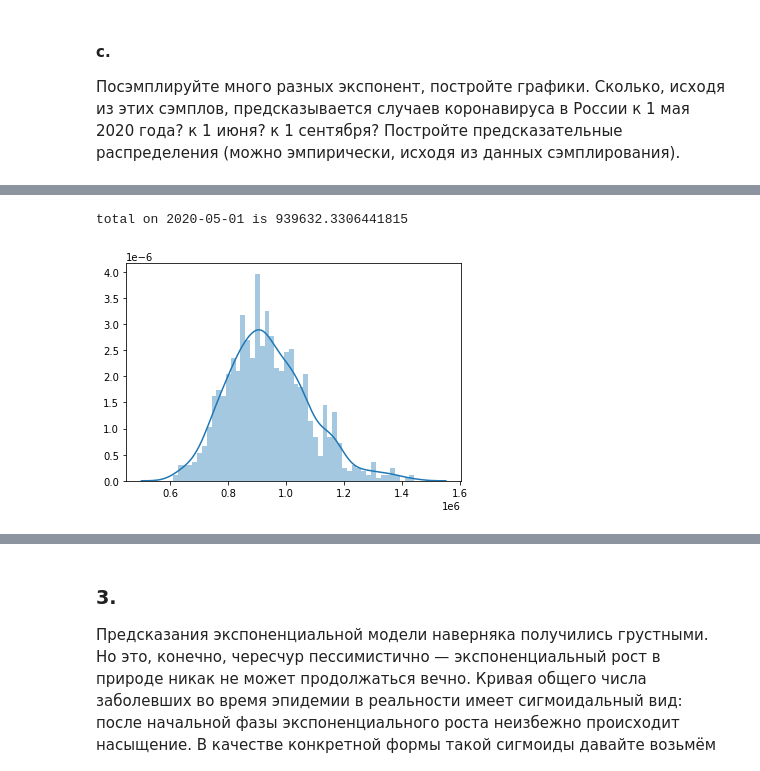
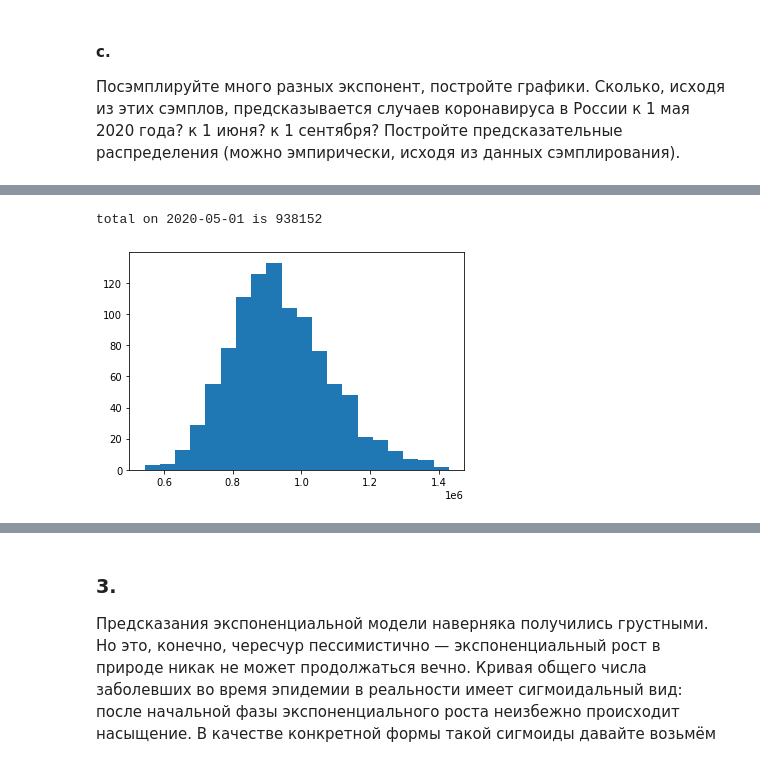
Before and after one commit to voiteshonok/advanced-ml-2021, a Jupyter notebook: HW1/HW1.ipynb, the cells around one changed output, grey strips where cells are left out. Saved outputs shown, nothing was run; the diff lists cells and outputs as text; code cells hidden in the pictures.

```diff
--- a/HW1/HW1.ipynb
+++ b/HW1/HW1.ipynb
@@ -278,12 +334,12 @@ noise
 # %% [output]
 0.5227328176468423
 # %%
-s = noise ** 2 / best_alpha # best_alpha = 4500
+s = noise ** 2 / best_alpha_total
 s
 # %% [output]
 5.4649919729001385e-05
 # %%
-def bayesian_update(mu, sigma, x, y, sigma_noise):
+def bayes(mu, sigma, x, y, sigma_noise):
     sigma_n = np.linalg.inv(np.linalg.inv(sigma) + (1 / (sigma_noise ** 2)) * np.matmul(np.transpose(x), x))
     mu_n = np.matmul(sigma_n, np.matmul(np.linalg.inv(sigma), np.transpose(mu)) + (1 / (sigma_noise ** 2)) * np.matmul(np.transpose(x), np.array(y)))
     return mu_n, sigma_n
@@ -292,7 +348,7 @@ def bayesian_update(mu, sigma, x, y, sigma_noise):
 def get_mu_sigma(X_train, y_train, s, noise):
     mu_0 = np.zeros(X_train.shape[1])
     sigma_0 = s * np.eye(X_train.shape[1])
-    mu_n, sigma_n = bayesian_update(mu_0, sigma_0, X_train, y_train, noise)
+    mu_n, sigma_n = bayes(mu_0, sigma_0, X_train, y_train, noise)
     return mu_n, sigma_n
 # %%
 mu, sigma = get_mu_sigma(X_train, np.log(y_train_total), s, noise)
@@ -306,13 +362,14 @@ sigma = [[ 5.44651220e-05 -1.46878975e-06]
 #### c.
 Посэмплируйте много разных экспонент, постройте графики. Сколько, исходя из этих сэмплов, предсказывается случаев коронавируса в России к 1 мая 2020 года? к 1 июня? к 1 сентября? Постройте предсказательные распределения (можно эмпирически, исходя из данных сэмплирования).
 # %%
-def sample_lines(mu, sigma, n):
-    ws = np.random.multivariate_normal(mu, sigma, n)
+n = 1000
+ws = np.random.multivariate_normal(mu, sigma, n)
 
-    for w in ws:
-        plt.plot(X[:, 1], np.exp(X.dot(w)), 'k-', lw=.05)
-    plt.plot(X_test[:, 1], np.exp(model.predict(X_test)), lw=2, label='predicted')
-    plt.plot(X[:, 1], y_total, label='train + test', lw=2)
-    plt.xlabel('days')
-    plt.ylabel('total_cases')
-    plt.legend()
+for w in ws:
+    plt.plot(X[:, 1], np.exp(X.dot(w)), 'k-', lw=.05)
+plt.plot(X_test[:, 1], np.exp(model_total.predict(X_test)), lw=2, label='predicted')
+plt.plot(X[:, 1], y_total, label='train + test', lw=2)
+plt.xlabel('days')
+plt.ylabel('total_cases')
+plt.legend()
+plt.show()
@@ -323,12 +378,12 @@ sample_lines(mu, sigma, 1000)
 # %%
-def get_preds(mu, sigma, date, n):
+def get_preds_by_date(date, n):
     days = (pd.to_datetime(date) - pd.to_datetime("2020-03-03")).days + 1
     ns = np.random.multivariate_normal(mu, sigma, n)
     preds = np.exp(ns[:, 1] + ns[:, 1] * days)
-    sns.distplot(preds, bins=50)
-    print(f"total on {date} is {preds.mean()}")
+    plt.hist(preds, bins=20)
+    print(f"total on {date} is {int(preds.mean())}")
 # %%
-get_preds(mu, sigma, "2020-05-01", 1000)
+get_preds_by_date("2020-05-01", 1000)
 # %% [output]
-total on 2020-05-01 is 939632.3306441815
+total on 2020-05-01 is 938152
-[figure, old version]
+[figure, new version]
```
Also changed, not shown: parts of 32 cells of this notebook.
